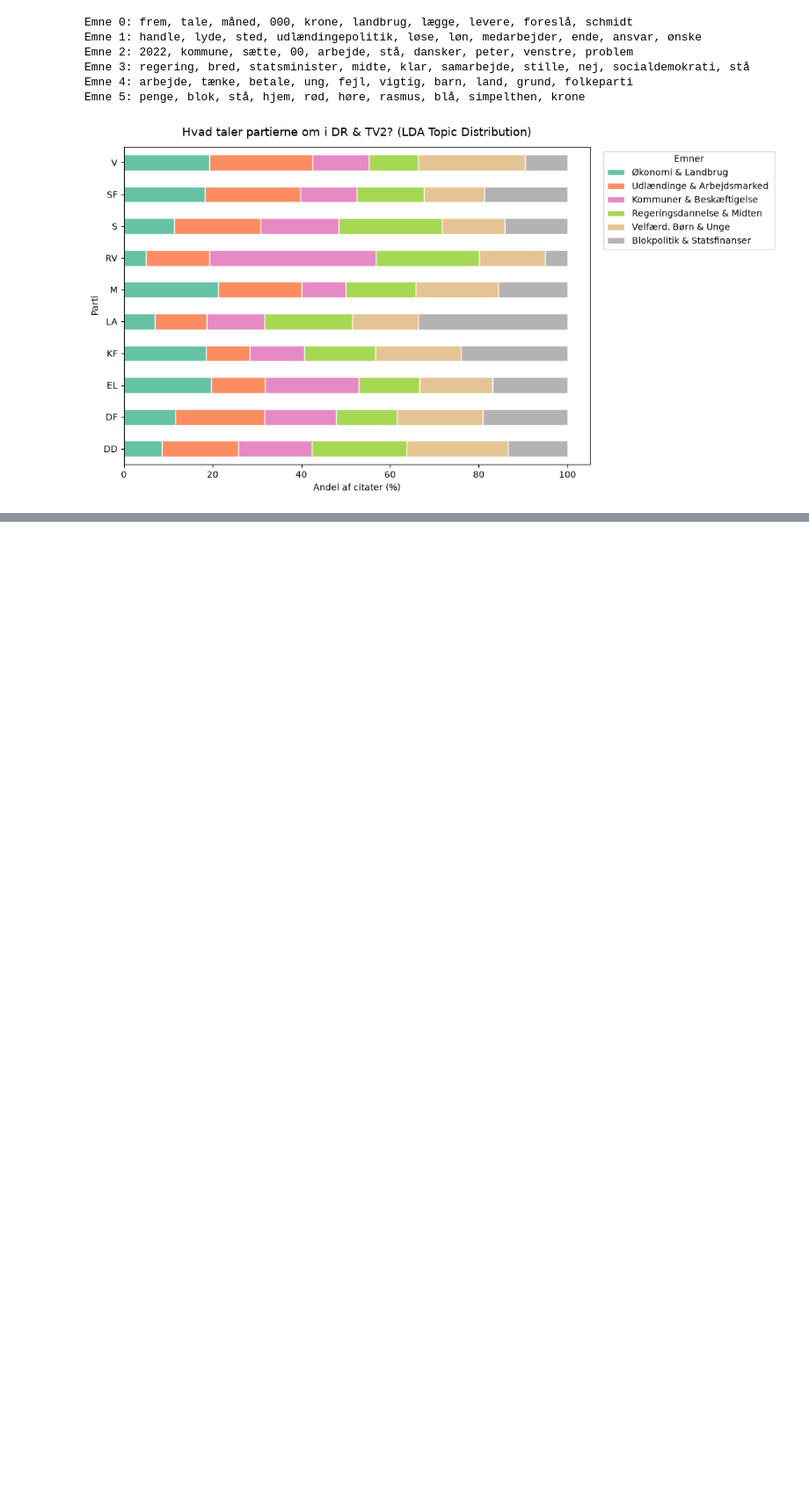
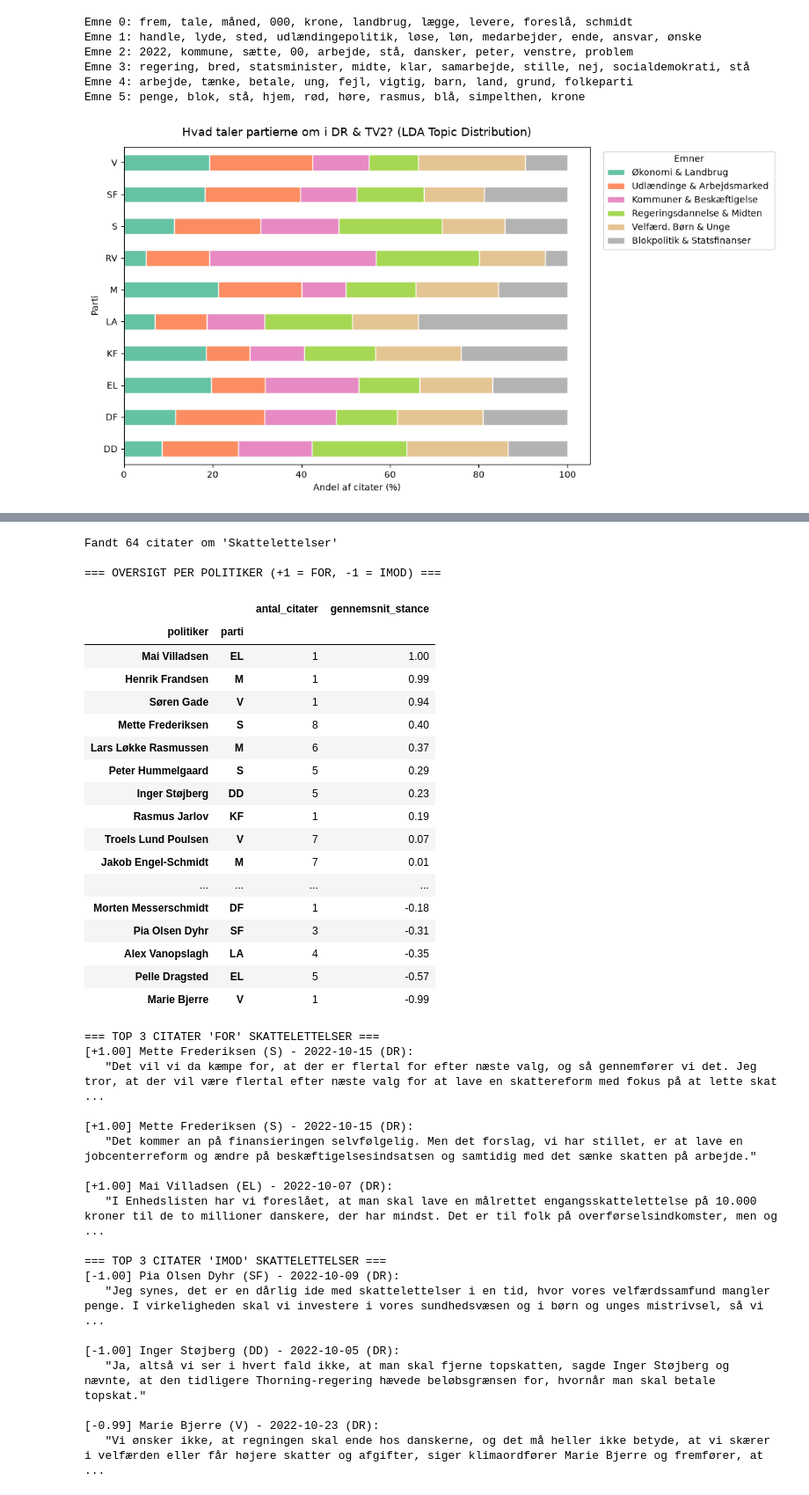
Before and after one commit to Signedue/Politics-Network, a Jupyter notebook: notebooks/tfidf.ipynb, the cells around one changed output, grey strips where cells are left out. Shown at 88% size. Drawn from its saved outputs; the diff is of its cells as text; code cells hidden in the pictures; blank space fills up the shorter version.

```diff
--- a/notebooks/tfidf.ipynb
+++ b/notebooks/tfidf.ipynb
@@ -309,0 +421,45 @@ plt.show()
+# %%
+sub_skat, oversigt_skat = undersoeg_emne_stance(
+    df, "Skattelettelser", ["skat", "skattelettelse"], "skattelettelser"
+)
+# %% [output]
+Fandt 64 citater om 'Skattelettelser'
+
+=== OVERSIGT PER POLITIKER (+1 = FOR, -1 = IMOD) ===
+|  |  | antal_citater | gennemsnit_stance |
+| politiker | parti |  |  |
+| Mai Villadsen | EL | 1 | 1.00 |
+| Henrik Frandsen | M | 1 | 0.99 |
+| Søren Gade | V | 1 | 0.94 |
+| Mette Frederiksen | S | 8 | 0.40 |
+| Lars Løkke Rasmussen | M | 6 | 0.37 |
+| Peter Hummelgaard | S | 5 | 0.29 |
+| Inger Støjberg | DD | 5 | 0.23 |
+| Rasmus Jarlov | KF | 1 | 0.19 |
+| Troels Lund Poulsen | V | 7 | 0.07 |
+| Jakob Engel-Schmidt | M | 7 | 0.01 |
+| ... | ... | ... | ... |
+| Morten Messerschmidt | DF | 1 | -0.18 |
+| Pia Olsen Dyhr | SF | 3 | -0.31 |
+| Alex Vanopslagh | LA | 4 | -0.35 |
+| Pelle Dragsted | EL | 5 | -0.57 |
+| Marie Bjerre | V | 1 | -0.99 |
+=== TOP 3 CITATER 'FOR' SKATTELETTELSER ===
+[+1.00] Mette Frederiksen (S) - 2022-10-15 (DR):
+   "Det vil vi da kæmpe for, at der er flertal for efter næste valg, og så gennemfører vi det. Jeg tror, at der vil være flertal efter næste valg for at lave en skattereform med fokus på at lette skat ...
+
+[+1.00] Mette Frederiksen (S) - 2022-10-15 (DR):
+   "Det kommer an på finansieringen selvfølgelig. Men det forslag, vi har stillet, er at lave en jobcenterreform og ændre på beskæftigelsesindsatsen og samtidig med det sænke skatten på arbejde."
+
+[+1.00] Mai Villadsen (EL) - 2022-10-07 (DR):
+   "I Enhedslisten har vi foreslået, at man skal lave en målrettet engangsskattelettelse på 10.000 kroner til de to millioner danskere, der har mindst. Det er til folk på overførselsindkomster, men og ...
+
+=== TOP 3 CITATER 'IMOD' SKATTELETTELSER ===
+[-1.00] Pia Olsen Dyhr (SF) - 2022-10-09 (DR):
+   "Jeg synes, det er en dårlig ide med skattelettelser i en tid, hvor vores velfærdssamfund mangler penge. I virkeligheden skal vi investere i vores sundhedsvæsen og i børn og unges mistrivsel, så vi ...
+
+[-1.00] Inger Støjberg (DD) - 2022-10-05 (DR):
+   "Ja, altså vi ser i hvert fald ikke, at man skal fjerne topskatten, sagde Inger Støjberg og nævnte, at den tidligere Thorning-regering hævede beløbsgrænsen for, hvornår man skal betale topskat."
+
+[-0.99] Marie Bjerre (V) - 2022-10-23 (DR):
+   "Vi ønsker ikke, at regningen skal ende hos danskerne, og det må heller ikke betyde, at vi skærer i velfærden eller får højere skatter og afgifter, siger klimaordfører Marie Bjerre og fremfører, at ...
```
Also changed, not shown: parts of 7 cells of this notebook, 1 other file.
